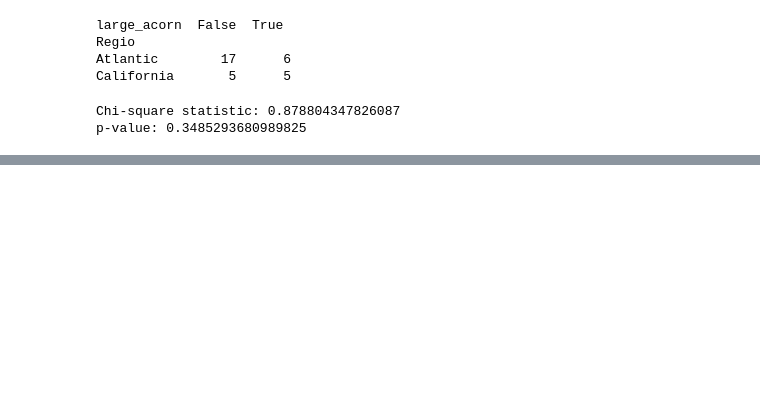
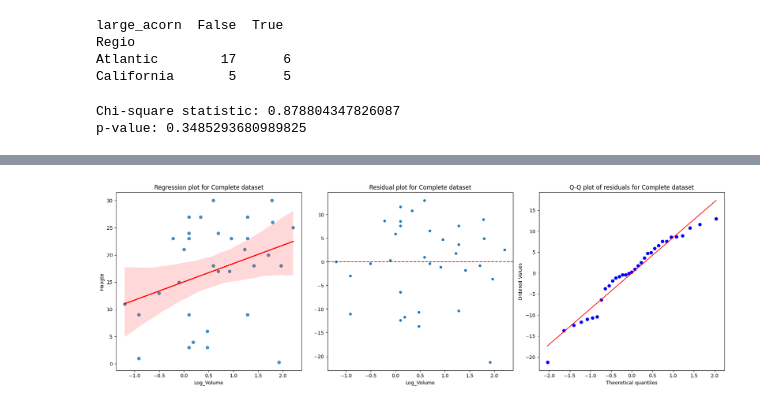
Before and after one commit to Nabla7/intro_stats, a Jupyter notebook: analysis.ipynb, the cells around one changed output, grey strips where cells are left out. Cells and saved outputs as stored; diff of their text form; code cells hidden in the pictures; blank space fills up the shorter version.

```diff
--- a/analysis.ipynb
+++ b/analysis.ipynb
@@ -121,7 +138,7 @@ def qq_plot_grid(df, cols):
     cols_count = 2
 
     # Create a figure and a grid of subplots
-    fig, ax = plt.subplots(rows, cols_count, figsize=(15, 15))
+    fig, ax = plt.subplots(rows, cols_count, figsize=(10, 10))
 
     # Counter
     count = 0
@@ -270,0 +299,78 @@ p-value: 0.3485293680989825
+# %%
+import statsmodels.api as sm
+import statsmodels.formula.api as smf
+import matplotlib.pyplot as plt
+import seaborn as sns
+import scipy.stats as stats
+
+def perform_analysis(df, predictor, response):
+    # Analysis for the complete dataset
+    print("--------------------------------------------------")
+    print("Performing analysis for the complete dataset")
+    print("--------------------------------------------------")
+    perform_regression_and_plot_residuals(df, predictor, response, 'Complete dataset')
+    print("--------------------------------------------------")
+
+
+    # Analysis for each group
+    for group_by_var in ['Regio', 'large_acorn']:
+        groups = df.groupby(group_by_var)
+        for name, group in groups:
+            print(f"Performing analysis for group: {group_by_var} = {name}")
+            print("--------------------------------------------------")
+            perform_regression_and_plot_residuals(group, predictor, response, f'{group_by_var} = {name}')
+            print("--------------------------------------------------")
+
+    """
+    # Analysis for each combination of Regio and large_acorn
+    groups = df.groupby(['Regio', 'large_acorn'])
+    for name, group in groups:
+        print(f"Performing analysis for combination: Regio = {name[0]}, Large Acorn = {name[1]}")
+        print("--------------------------------------------------")
+        perform_regression_and_plot_residuals(group, predictor, response, f'Regio = {name[0]}, Large Acorn = {name[1]}')
+        print("--------------------------------------------------")
+    """
+
+def perform_regression_and_plot_residuals(df, predictor, response, title_info):
+    # Fit the model
+    model = smf.ols(f'{response} ~ {predictor}', data=df).fit()
+
+    # Print the summary
+    print(f"\nRegression Results for {title_info}\n")
+    print(model.summary())
+
+    # Create a figure and axes to place the plots in a row
+    fig, axes = plt.subplots(1, 3, figsize=(18, 6))
+
+    # Plot the regression line with the data points
+    sns.regplot(x=predictor, y=response, data=df, line_kws={'color': 'red'}, ax=axes[0])
+    axes[0].set_title(f'Regression plot for {title_info}')
+
+    # Calculate residuals
+    residuals = df[response] - model.fittedvalues
+
+    # Plot residuals
+    sns.scatterplot(x=df[predictor], y=residuals, ax=axes[1])
+    axes[1].axhline(0, color='red', linestyle='--')  # Adds a horizontal line at zero
+    axes[1].set_title(f'Residual plot for {title_info}')
+
+    # Q-Q plot of residuals
+    stats.probplot(residuals, dist="norm", plot=axes[2])
+    axes[2].set_title(f'Q-Q plot of residuals for {title_info}')
+
+    # Show the plots
+    plt.tight_layout()
+    plt.show()
+
+
+    residuals = pd.DataFrame({'Residuals':residuals})
+
+    print(f"Performing analysis for residuals")
+    normality_test(residuals, 'Residuals')
+    plot_hist_boxplot(residuals, 'Residuals')
+    qq_plot_grid(residuals, ['Residuals'])
+    plot_histogram_and_ecdf(residuals, 'Residuals')
+
+# Call the function
+perform_analysis(df, 'Log_Volume', 'Hoogte')
+# %% [output]
@@ -270,0 +394 @@ p-value: 0.3485293680989825
+[figure, added]
```
Also changed, not shown: parts of 5 cells of this notebook, 1 other file.
